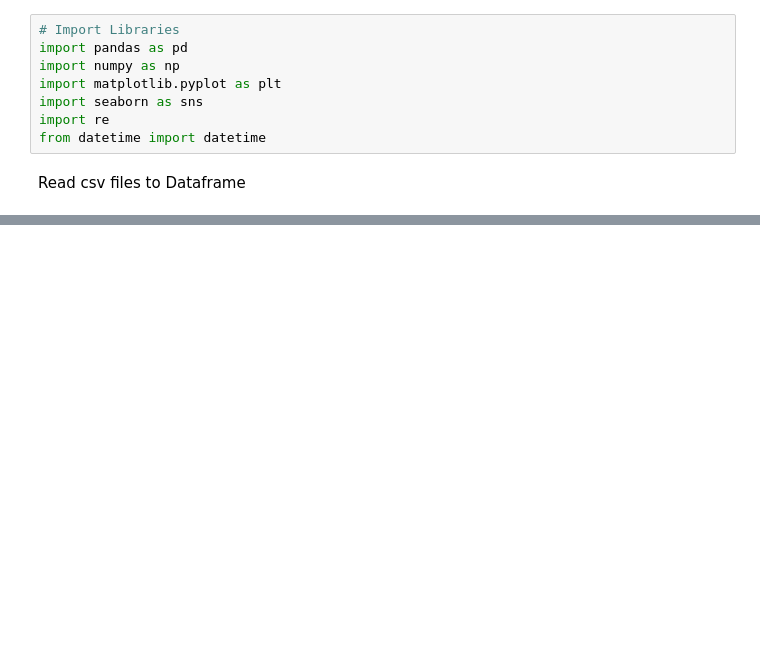
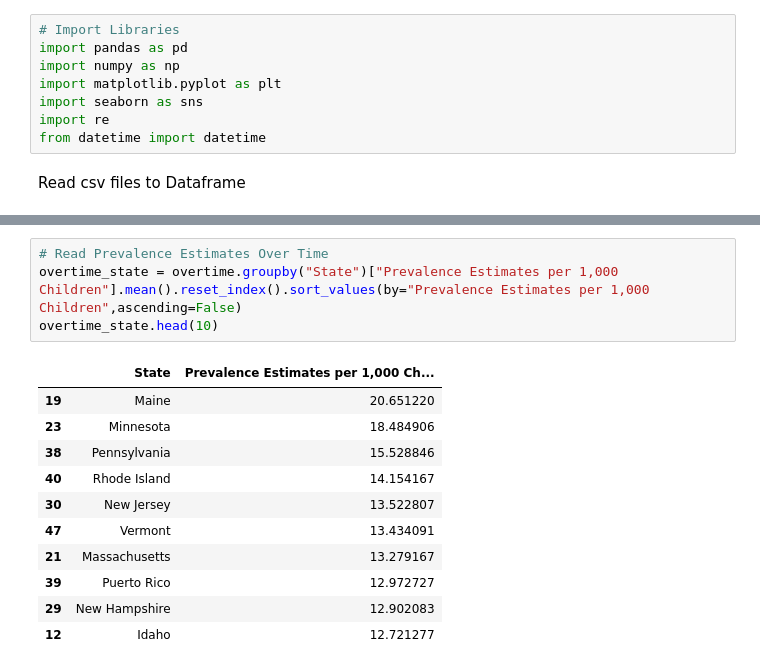
Before and after one commit to janvimehendale/capstone, a Jupyter notebook: notebooks/overtime.ipynb, the cells around one changed output, grey strips where cells are left out. Saved outputs shown, nothing was run; the diff lists cells and outputs as text; blank space fills up the shorter version.

```diff
--- a/notebooks/overtime.ipynb
+++ b/notebooks/overtime.ipynb
@@ -23,0 +74,16 @@ overtime.head()
+# %%
+# Read Prevalence Estimates Over Time
+overtime_state = overtime.groupby("State")["Prevalence Estimates per 1,000 Children"].mean().reset_index().sort_values(by="Prevalence Estimates per 1,000 Children",ascending=False)
+overtime_state.head(10)
+# %% [output]
+|  | State | Prevalence Estimates per 1,000 Ch... |
+| 19 | Maine | 20.651220 |
+| 23 | Minnesota | 18.484906 |
+| 38 | Pennsylvania | 15.528846 |
+| 40 | Rhode Island | 14.154167 |
+| 30 | New Jersey | 13.522807 |
+| 47 | Vermont | 13.434091 |
+| 21 | Massachusetts | 13.279167 |
+| 39 | Puerto Rico | 12.972727 |
+| 29 | New Hampshire | 12.902083 |
+| 12 | Idaho | 12.721277 |
```
Also changed, not shown: parts of 1 cell of this notebook, 7 other files.
